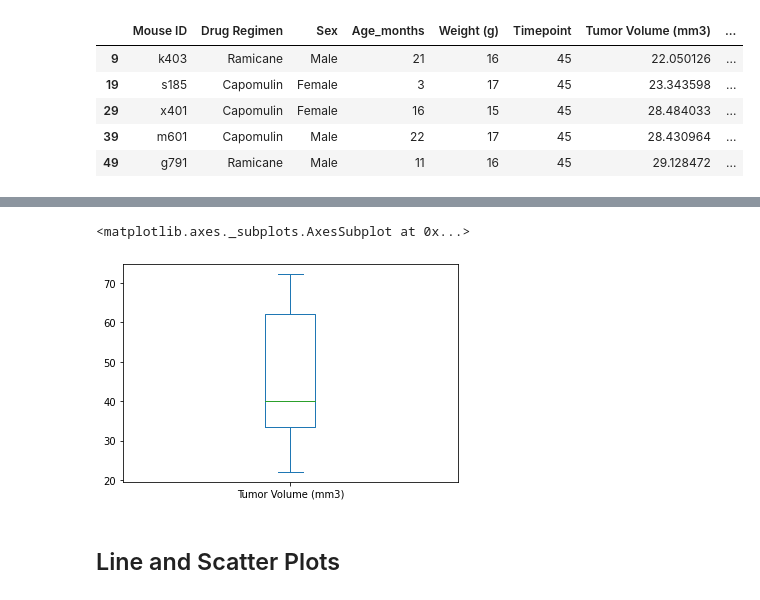
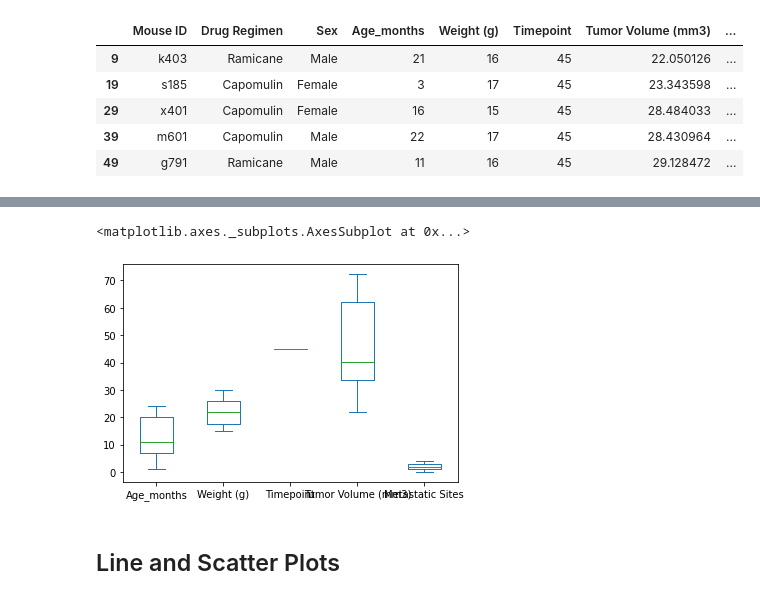
Before and after one commit to HBodden/Pymaceuticals---Module-5-Challenge, a Jupyter notebook: pymaceuticals_complete.ipynb, the cells around one changed output, grey strips where cells are left out. Cells and saved outputs as stored; diff of their text form; code cells hidden in the pictures.

```diff
--- a/pymaceuticals_complete.ipynb
+++ b/pymaceuticals_complete.ipynb
@@ -224,8 +209,8 @@ tumor_vol2.set_index("Drug Regimen")
 # %%
 # Generate a box plot of the final tumor volume of each mouse across four regimens of interest
-tumor_vol2.plot(kind="box")
+new_mouse_df.plot(kind="box")
 # %% [output]
 <matplotlib.axes._subplots.AxesSubplot at 0x...>
-[figure, old version]
+[figure, new version]
 # %% [markdown]
 ## Line and Scatter Plots
```
Also changed, not shown: parts of 4 cells of this notebook.
